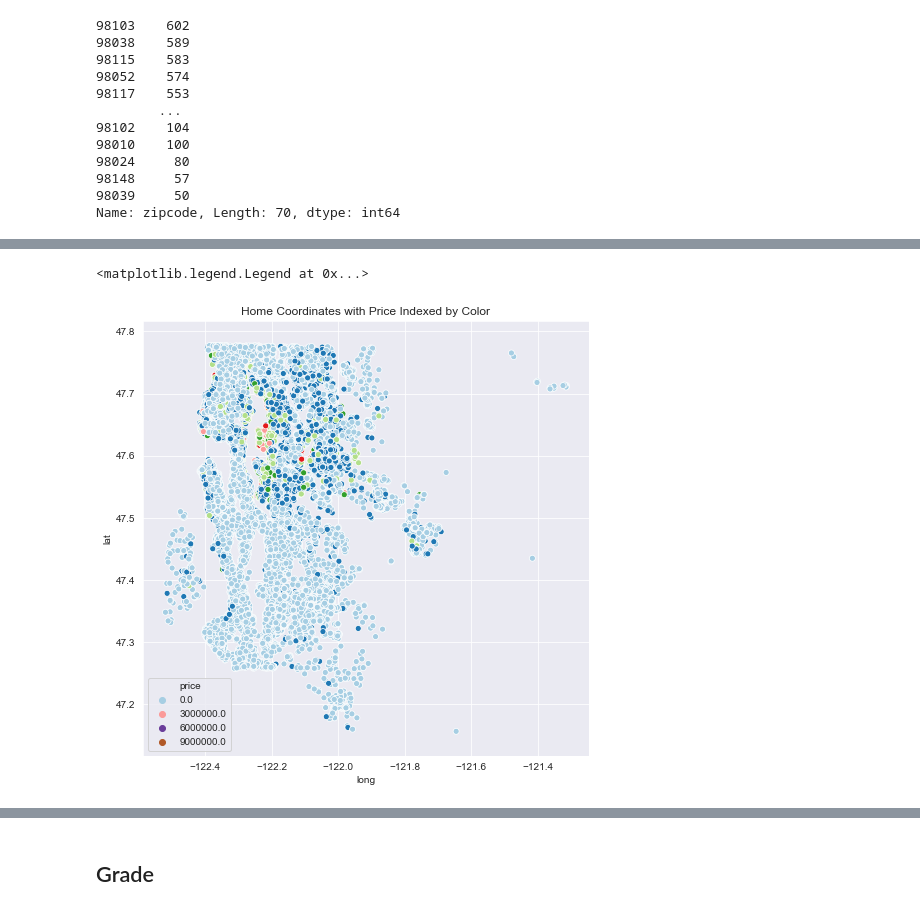
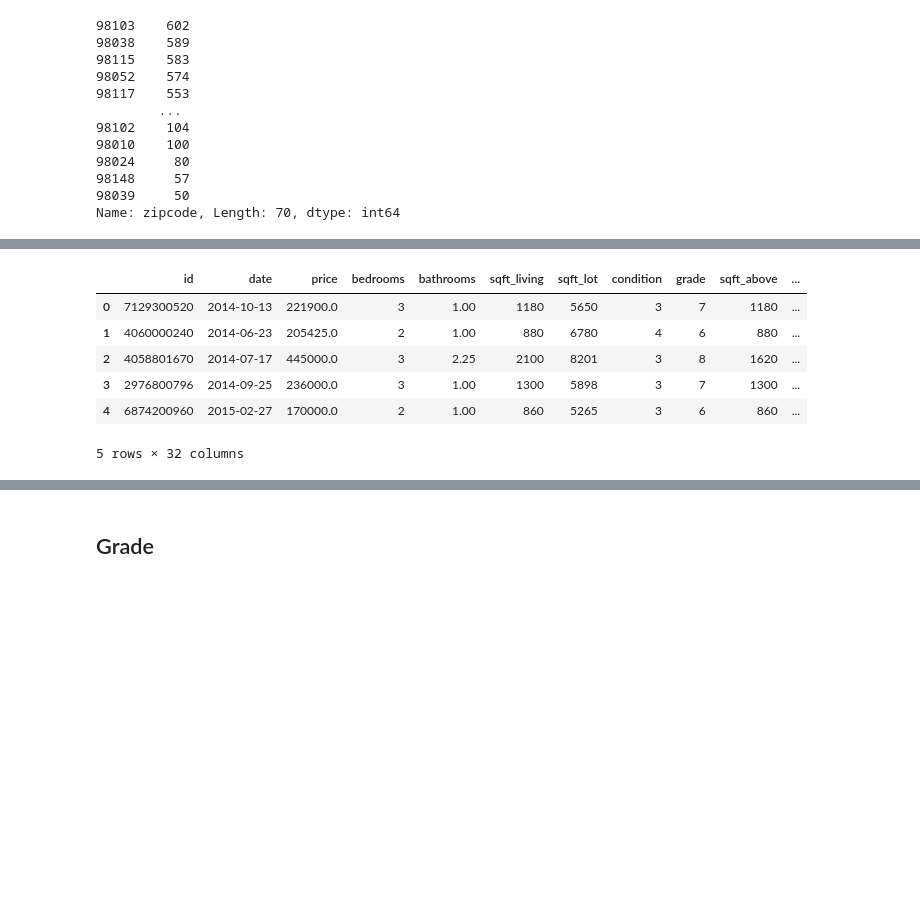
Before and after one commit to bmauss/Regression-Model-for-King-County-Housing-Market, a Jupyter notebook: 1. Obtain and Scrub Data.ipynb, the cells around one changed output, grey strips where cells are left out. Drawn from its saved outputs; the diff is of its cells as text; code cells hidden in the pictures; blank space fills up the shorter version.

```diff
--- a/1. Obtain and Scrub Data.ipynb
+++ b/1. Obtain and Scrub Data.ipynb
@@ -672,12 +699,20 @@ Name: zipcode, Length: 70, dtype: int64
+# %%
+df2 = pd.merge(df2, zip_codes, on='zipcode', how='inner')
+df2.head()
+# %% [output]
+|  | id | date | price | bedrooms | bathrooms | sqft_living | sqft_lot | condition | grade | sqft_above | ... |
+| 0 | 7129300520 | 2014-10-13 | 221900.0 | 3 | 1.00 | 1180 | 5650 | 3 | 7 | 1180 | ... |
+| 1 | 4060000240 | 2014-06-23 | 205425.0 | 2 | 1.00 | 880 | 6780 | 4 | 6 | 880 | ... |
+| 2 | 4058801670 | 2014-07-17 | 445000.0 | 3 | 2.25 | 2100 | 8201 | 3 | 8 | 1620 | ... |
+| 3 | 2976800796 | 2014-09-25 | 236000.0 | 3 | 1.00 | 1300 | 5898 | 3 | 7 | 1300 | ... |
+| 4 | 6874200960 | 2015-02-27 | 170000.0 | 2 | 1.00 | 860 | 5265 | 3 | 6 | 860 | ... |
+5 rows × 32 columns
 # %%
-# Making Quadrants
-long = df2['long']
-lat = df2['lat']
-plt.figure(figsize=(8,8))
-sns.scatterplot(x=long, y=lat, hue='price', data=df2, palette='Paired')
-plt.title('Home Coordinates with Price Indexed by Color')
-plt.legend(fancybox=True)
+# # Making Quadrants
+# long = df2['long']
+# lat = df2['lat']
+# plt.figure(figsize=(8,8))
+# sns.scatterplot(x=long, y=lat, hue='price', data=df2, palette='Paired')
+# plt.title('Home Coordinates with Price Indexed by Color')
+# plt.legend(fancybox=True)
-# %% [output]
-<matplotlib.legend.Legend at 0x...>
-[figure, removed]
 # %%
```
Also changed, not shown: parts of 33 cells of this notebook, 2 other files.
